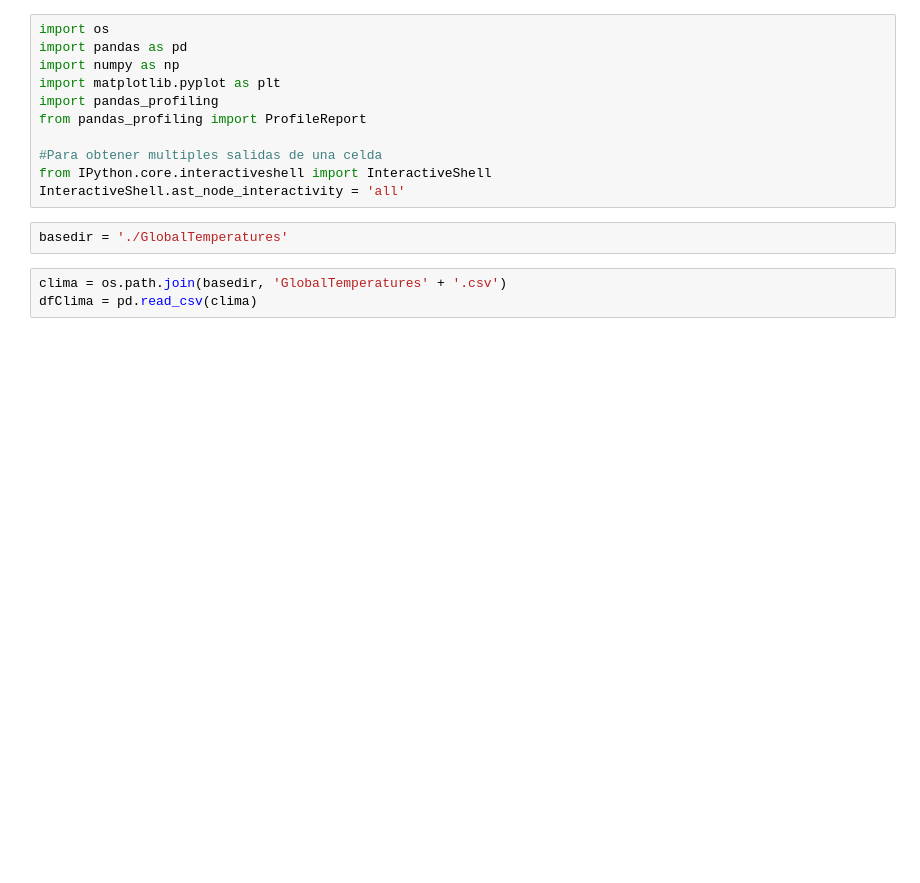
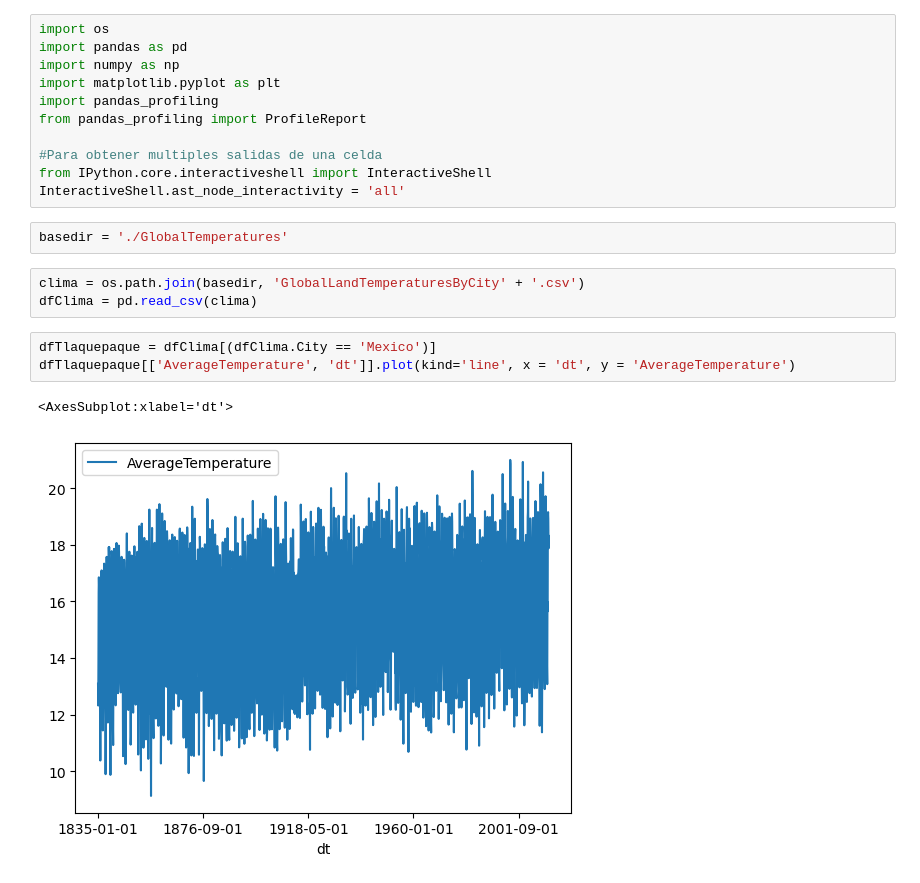
Before and after one commit to G4ll4rd0/ClimaGlobalPAD_O2022, a Jupyter notebook: Comprension_negocio_y_datos.ipynb, the cells around one changed output. Saved outputs shown, nothing was run; the diff lists cells and outputs as text; blank space fills up the shorter version.

```diff
--- a/Comprension_negocio_y_datos.ipynb
+++ b/Comprension_negocio_y_datos.ipynb
@@ -12,5 +12,11 @@ InteractiveShell.ast_node_interactivity = 'all'
 # %%
 basedir = './GlobalTemperatures'
 # %%
-clima = os.path.join(basedir, 'GlobalTemperatures' + '.csv')
+clima = os.path.join(basedir, 'GlobalLandTemperaturesByCity' + '.csv')
 dfClima = pd.read_csv(clima)
+# %%
+dfTlaquepaque = dfClima[(dfClima.City == 'Mexico')]
+dfTlaquepaque[['AverageTemperature', 'dt']].plot(kind='line', x = 'dt', y = 'AverageTemperature')
+# %% [output]
+<AxesSubplot:xlabel='dt'>
+[figure, added]
```
Also changed, not shown: parts of 6 cells of this notebook, 1 other file.
